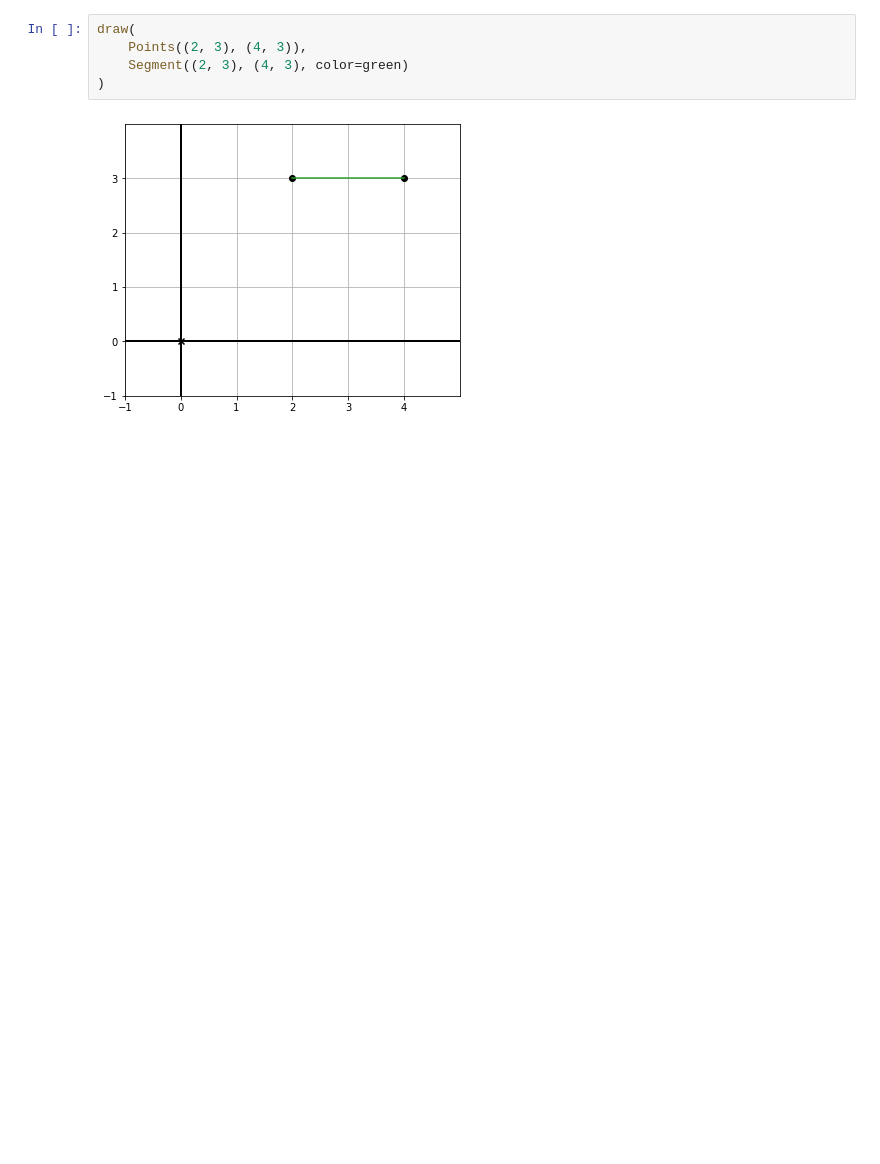
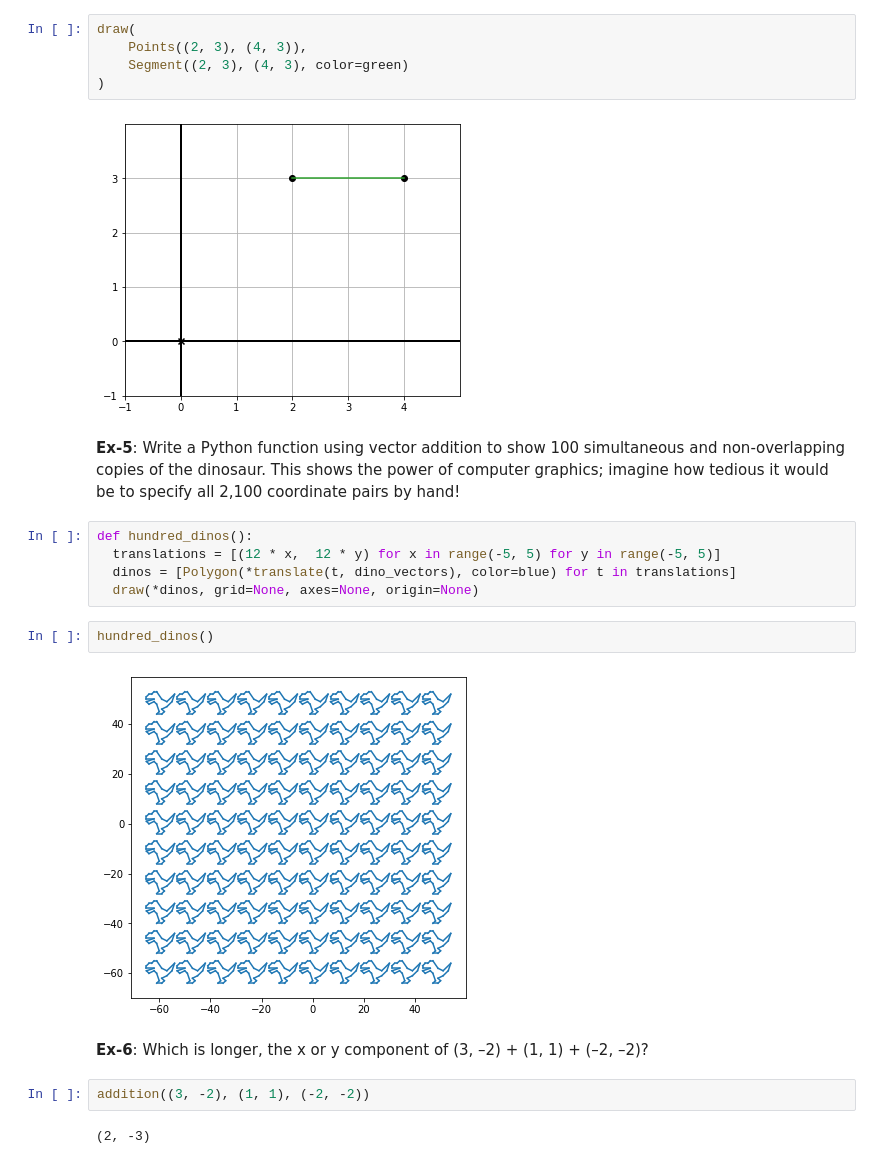
Before and after one commit to rahiakela/math-for-programmers, a Jupyter notebook: 2-drawing-with-2d-vectors/2_plane_vector_arithmetic.ipynb, the cells around one changed output. Saved outputs shown, nothing was run; the diff lists cells and outputs as text; blank space fills up the shorter version.

```diff
--- a/2-drawing-with-2d-vectors/2_plane_vector_arithmetic.ipynb
+++ b/2-drawing-with-2d-vectors/2_plane_vector_arithmetic.ipynb
@@ -333,3 +333,24 @@ draw(
 )
 # %% [output]
 [figure]
+# %% [markdown]
+**Ex-5**: Write a Python function using vector addition to
+show 100 simultaneous and non-overlapping copies of the dinosaur. This shows
+the power of computer graphics; imagine how tedious it would be to specify all
+2,100 coordinate pairs by hand!
+# %%
+def hundred_dinos():
+  translations = [(12 * x,  12 * y) for x in range(-5, 5) for y in range(-5, 5)]
+  dinos = [Polygon(*translate(t, dino_vectors), color=blue) for t in translations]
+  draw(*dinos, grid=None, axes=None, origin=None)
+# %%
+hundred_dinos()
+# %% [output]
+[figure, added]
+# %% [markdown]
+**Ex-6**: Which is longer, the x or y component of (3, –2) + (1, 1) +
+(–2, –2)?
+# %%
+addition((3, -2), (1, 1), (-2, -2))
+# %% [output]
+(2, -3)
```
Also changed, not shown: parts of 9 cells of this notebook.
